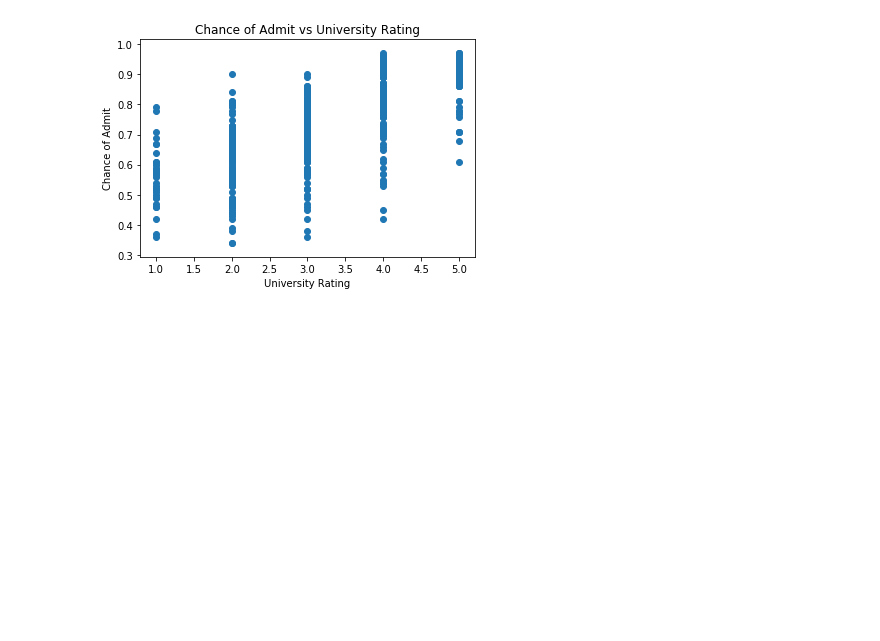
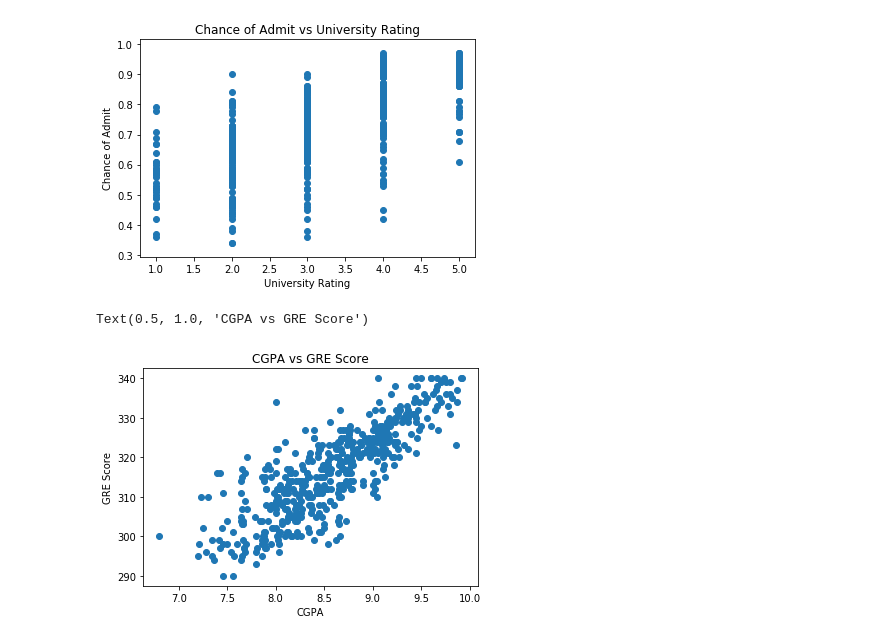
Before and after one commit to DiptoChakrabarty/Data-Science-with-Ml, a Jupyter notebook: Kaggle/Graduation.ipynb, the cells around one changed output. Cells and saved outputs as stored; diff of their text form; code cells hidden in the pictures; blank space fills up the shorter version.

Commit message:
Graduation New graph

```diff
--- a/Kaggle/Graduation.ipynb
+++ b/Kaggle/Graduation.ipynb
@@ -131,3 +131,11 @@ plt.title("Chance of Admit vs University Rating")
 # %% [output]
 Text(0.5, 1.0, 'Chance of Admit vs University Rating')
 [figure]
+# %%
+plt.scatter(train["CGPA"],train["GRE Score"])
+plt.xlabel("CGPA")
+plt.ylabel("GRE Score")
+plt.title("CGPA vs GRE Score")
+# %% [output]
+Text(0.5, 1.0, 'CGPA vs GRE Score')
+[figure, added]
```
